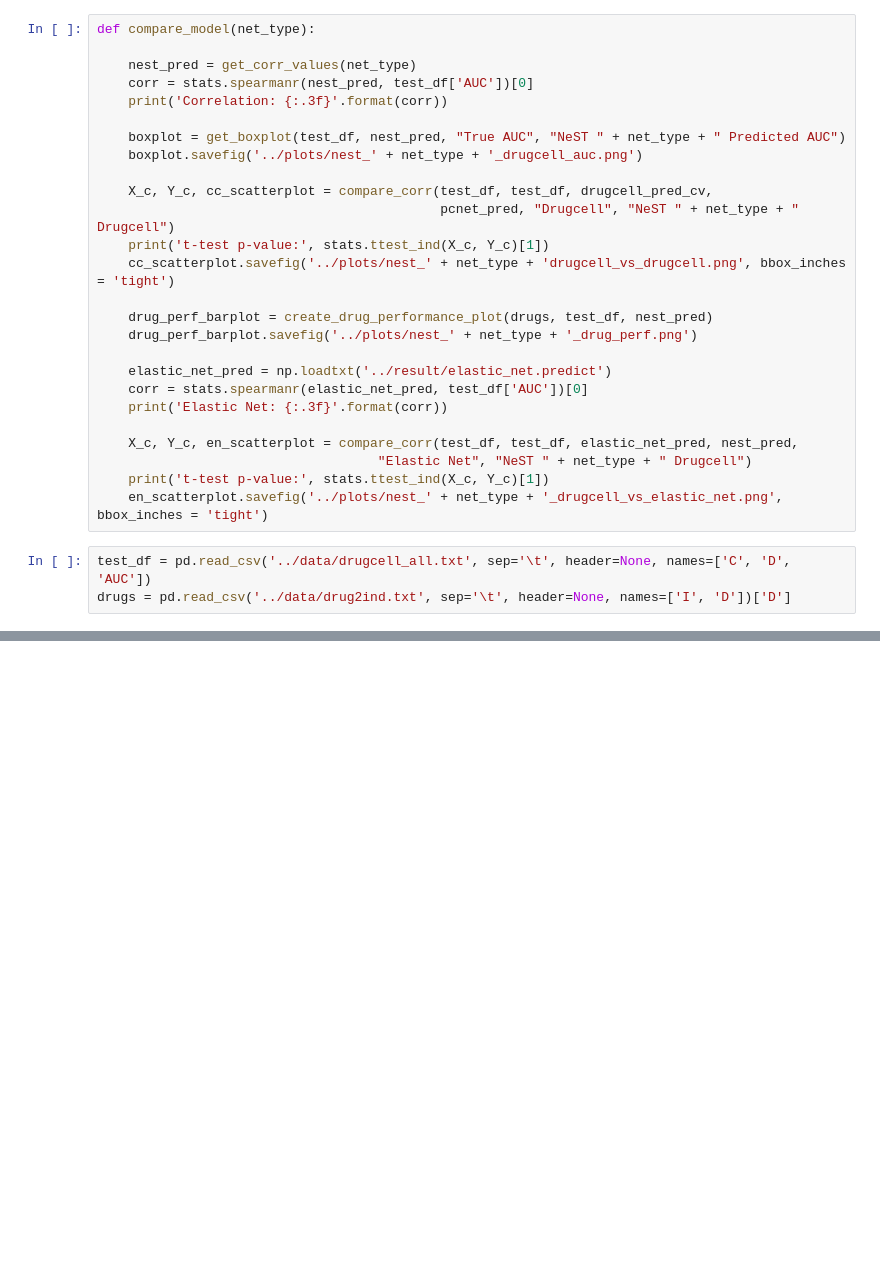
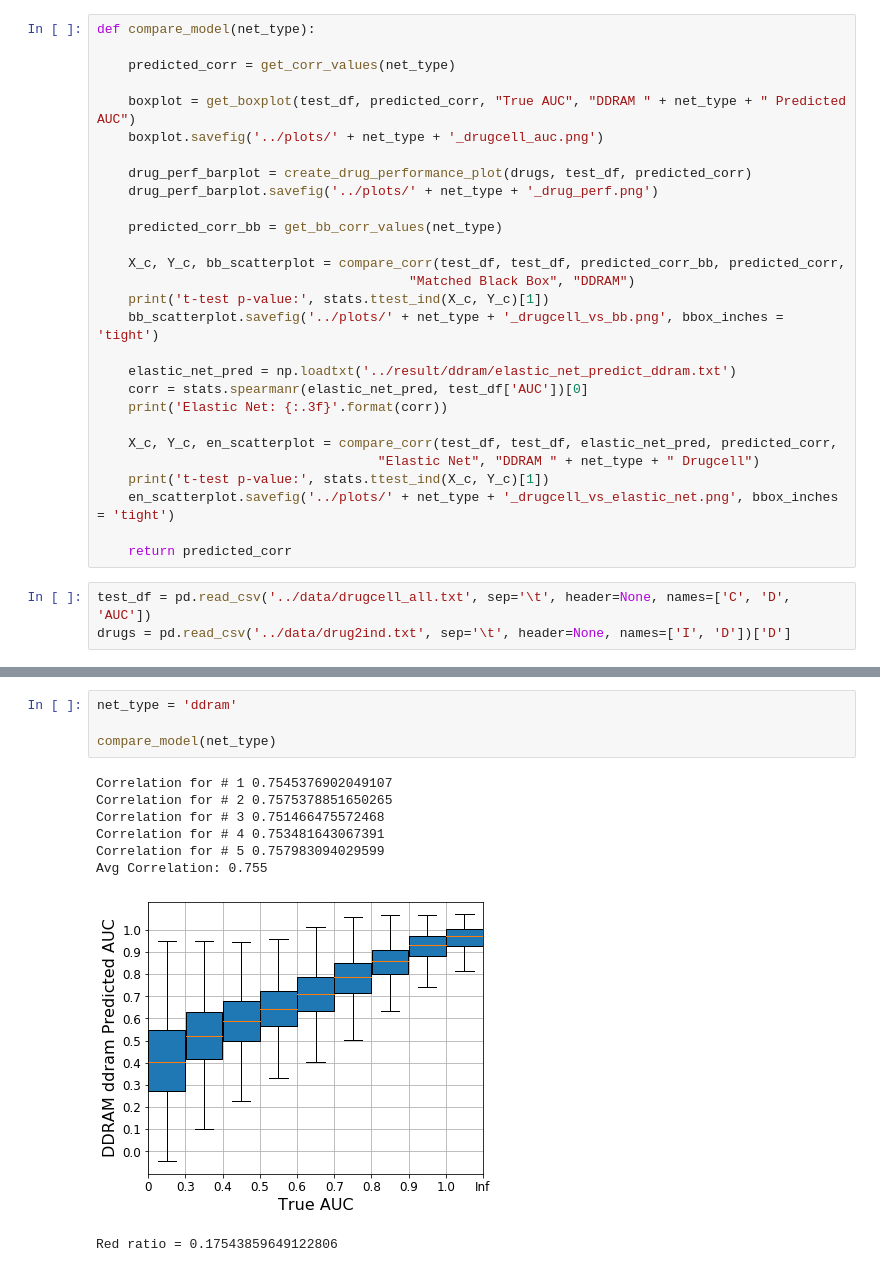
Before and after one commit to enmsilva/nest_drugcell, a Jupyter notebook: notebooks/model_comparison.ipynb, the cells around one changed output, grey strips where cells are left out. Cells and saved outputs as stored; diff of their text form; blank space fills up the shorter version.

Commit message:
DDRAM performance results and plots

```diff
--- a/notebooks/model_comparison.ipynb
+++ b/notebooks/model_comparison.ipynb
@@ -206,29 +238,31 @@ def get_corr_values(ntype):
 # %%
 def compare_model(net_type):
 
-    nest_pred = get_corr_values(net_type)
-    corr = stats.spearmanr(nest_pred, test_df['AUC'])[0]
-    print('Correlation: {:.3f}'.format(corr))
+    predicted_corr = get_corr_values(net_type)
 
-    boxplot = get_boxplot(test_df, nest_pred, "True AUC", "NeST " + net_type + " Predicted AUC")
-    boxplot.savefig('../plots/nest_' + net_type + '_drugcell_auc.png')
+    boxplot = get_boxplot(test_df, predicted_corr, "True AUC", "DDRAM " + net_type + " Predicted AUC")
+    boxplot.savefig('../plots/' + net_type + '_drugcell_auc.png')
 
-    X_c, Y_c, cc_scatterplot = compare_corr(test_df, test_df, drugcell_pred_cv,
-                                            pcnet_pred, "Drugcell", "NeST " + net_type + " Drugcell")
+    drug_perf_barplot = create_drug_performance_plot(drugs, test_df, predicted_corr)
+    drug_perf_barplot.savefig('../plots/' + net_type + '_drug_perf.png')
+
+    predicted_corr_bb = get_bb_corr_values(net_type)
+
+    X_c, Y_c, bb_scatterplot = compare_corr(test_df, test_df, predicted_corr_bb, predicted_corr,
+                                        "Matched Black Box", "DDRAM")
     print('t-test p-value:', stats.ttest_ind(X_c, Y_c)[1])
-    cc_scatterplot.savefig('../plots/nest_' + net_type + 'drugcell_vs_drugcell.png', bbox_inches = 'tight')
+    bb_scatterplot.savefig('../plots/' + net_type + '_drugcell_vs_bb.png', bbox_inches = 'tight')
 
-    drug_perf_barplot = create_drug_performance_plot(drugs, test_df, nest_pred)
-    drug_perf_barplot.savefig('../plots/nest_' + net_type + '_drug_perf.png')
-
-    elastic_net_pred = np.loadtxt('../result/elastic_net.predict')
+    elastic_net_pred = np.loadtxt('../result/ddram/elastic_net_predict_ddram.txt')
     corr = stats.spearmanr(elastic_net_pred, test_df['AUC'])[0]
     print('Elastic Net: {:.3f}'.format(corr))
 
-    X_c, Y_c, en_scatterplot = compare_corr(test_df, test_df, elastic_net_pred, nest_pred,
-                                    "Elastic Net", "NeST " + net_type + " Drugcell")
+    X_c, Y_c, en_scatterplot = compare_corr(test_df, test_df, elastic_net_pred, predicted_corr,
+                                    "Elastic Net", "DDRAM " + net_type + " Drugcell")
     print('t-test p-value:', stats.ttest_ind(X_c, Y_c)[1])
-    en_scatterplot.savefig('../plots/nest_' + net_type + '_drugcell_vs_elastic_net.png', bbox_inches = 'tight')
+    en_scatterplot.savefig('../plots/' + net_type + '_drugcell_vs_elastic_net.png', bbox_inches = 'tight')
+
+    return predicted_corr
 # %%
 test_df = pd.read_csv('../data/drugcell_all.txt', sep='\t', header=None, names=['C', 'D', 'AUC'])
 drugs = pd.read_csv('../data/drug2ind.txt', sep='\t', header=None, names=['I', 'D'])['D']
@@ -351,0 +269,13 @@ t-test p-value: 3.9547149802821427e-19
+# %%
+net_type = 'ddram'
+
+compare_model(net_type)
+# %% [output]
+Correlation for # 1 0.7545376902049107
+Correlation for # 2 0.7575378851650265
+Correlation for # 3 0.751466475572468
+Correlation for # 4 0.753481643067391
+Correlation for # 5 0.757983094029599
+Avg Correlation: 0.755
+[figure, added]
+Red ratio = 0.17543859649122806
```
Also changed, not shown: parts of 7 cells of this notebook, 4 other files.
